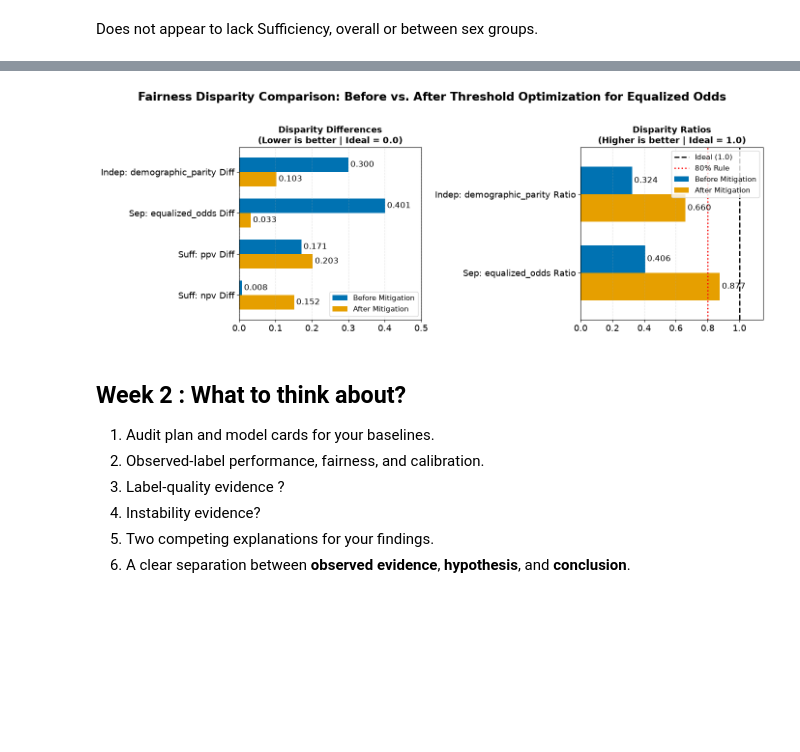
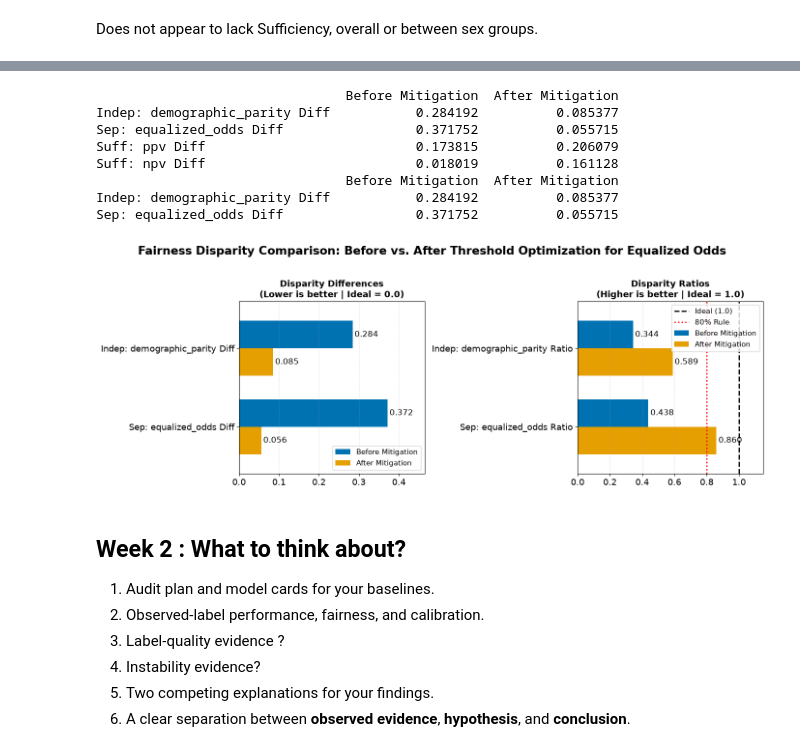
Before and after one commit to bellaVbsVbee/RAI, a Jupyter notebook: Project1/William_Week2_Extra.ipynb, the cells around one changed output, grey strips where cells are left out. Cells and saved outputs as stored; diff of their text form; code cells hidden in the pictures; blank space fills up the shorter version.

```diff
--- a/Project1/William_Week2_Extra.ipynb
+++ b/Project1/William_Week2_Extra.ipynb
@@ -318,8 +318,8 @@ LABEL = "income_observed"
 
 # TODO: choose features and justify exclusions.
 SENSITIVE = ["SEX_group"]
-NUMERIC_FEATURES = ["AGEP", "SCHL", "WKHP"]
-CATEGORICAL_FEATURES = ["COW", "MAR", "OCCP", "POBP", "RELP", "RACE_group"] + SENSITIVE
+NUMERIC_FEATURES = ["AGEP", "WKHP"]
+CATEGORICAL_FEATURES = ["COW", "SCHL", "MAR", "OCCP", "POBP", "RELP", "RACE_group"] + SENSITIVE
 FEATURE_COLUMNS = NUMERIC_FEATURES + CATEGORICAL_FEATURES
 
 groups = {group_val: (validation["SEX_group"] == group_val) for group_val in sorted(validation["SEX_group"].unique())}
@@ -615,6 +615,10 @@ def plot_disparity_comparison(
         ]
 
     df_diffs.index = clean_labels(df_diffs.index)
+    # Remove Sufficiency bars
+    print(df_diffs)
+    df_diffs = df_diffs.drop(index=df_diffs[df_diffs.index.str.startswith("Suff:")].index)
+    print(df_diffs)
     df_ratios.index = clean_labels(df_ratios.index)
 
     COLOR_BEFORE = "#0072B2"  # Strong Blue (Before)
@@ -649,34 +653,42 @@ def plot_disparity_comparison(
     ax2.set_title(
         "Disparity Ratios\n(Higher is better | Ideal = 1.0)",
         fontsize=13,
         fontweight="bold",
     )
     ax2.axvline(
         1.0, color="black", linestyle="--", linewidth=2, label="Ideal (1.0)"
     )
     ax2.axvline(
         0.8, color="red", linestyle=":", linewidth=2, label="80% Rule"
     )
     ax2.set_xlim(0, 1.15)
     ax2.invert_yaxis()
     ax2.grid(True, linestyle=":", alpha=0.6, axis="x")
     ax2.tick_params(axis="both", labelsize=13)  # Larger tick labels
 
     for container in ax2.containers:
         ax2.bar_label(container, fmt="%.3f", padding=3, fontsize=12)
 
     # Legend & Formatting
     ax1.legend(loc="lower right", fontsize=11)
     ax2.legend(loc="upper right", fontsize=11)
     plt.suptitle(title, fontsize=17, fontweight="bold", y=1.03)
     plt.tight_layout()
     plt.show()
 
 
 # Example Usage:
 plot_disparity_comparison(summary_before, summary_after, title="Fairness Disparity Comparison: Before vs. After Threshold Optimization for Equalized Odds")
 # %% [output]
+                                Before Mitigation  After Mitigation
+Indep: demographic_parity Diff           0.284192          0.085377
+Sep: equalized_odds Diff                 0.371752          0.055715
+Suff: ppv Diff                           0.173815          0.206079
+Suff: npv Diff                           0.018019          0.161128
+                                Before Mitigation  After Mitigation
+Indep: demographic_parity Diff           0.284192          0.085377
+Sep: equalized_odds Diff                 0.371752          0.055715
-[figure, old version]
+[figure, new version]
 # %% [markdown]
 ## Week 2 : What to think about?
 
```
Also changed, not shown: parts of 5 cells of this notebook.
